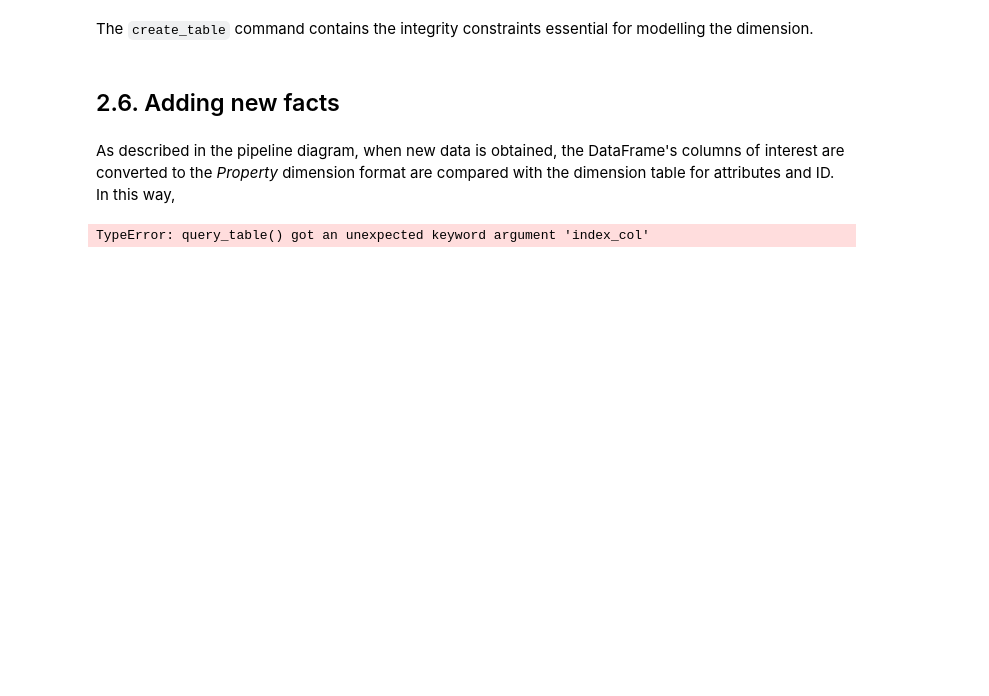
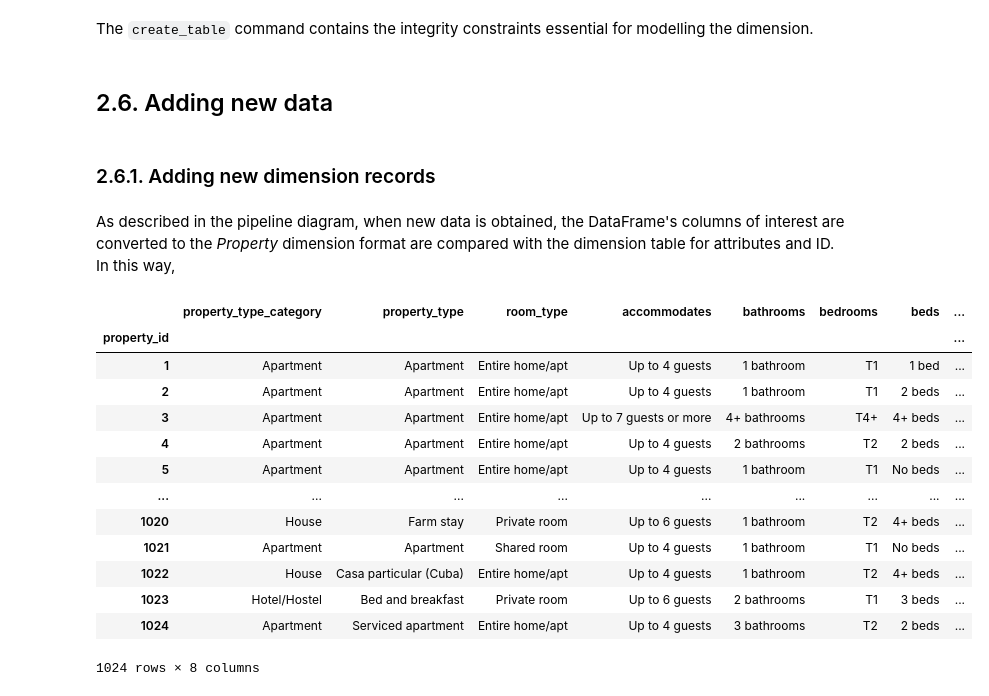
Before and after one commit to beatriz-lima/TPD-Airbnb-Data, a Jupyter notebook: Notebooks/ETL_Property.ipynb, the cells around one changed output. Drawn from its saved outputs; the diff is of its cells as text; code cells hidden in the pictures; blank space fills up the shorter version.

```diff
--- a/Notebooks/ETL_Property.ipynb
+++ b/Notebooks/ETL_Property.ipynb
@@ -255,22 +255,27 @@ property_dimension.to_sql('property',
                           index = True,
                           index_label = 'property_id')
 # %% [markdown]
-## 2.6. Adding new facts
+## 2.6. Adding new data
+# %% [markdown]
+### 2.6.1. Adding new dimension records
 # %% [markdown]
 As described in the pipeline diagram, when new data is obtained, the DataFrame's columns of interest are converted to the _Property_ dimension format are compared with the dimension table for attributes and ID. In this way,
 # %%
 # function to query table and convert it to pandas dataframe
 def query_table(conn, table_name):
+    """Returns DataFrame with queried database table"""
     sql = "select * from {};".format(table_name)
     #return dataframe
     return pd.read_sql_query(sql, conn)
 
 # for this function to run, the dataframes must have the same columns, in the same order
 def get_data_to_insert(df_etl, df_sql):
-    return df_etl[~df_etl.isin(df_sql)].dropna(how = 'all')
+    """Returns data valid for insertion in dimension from a new ETL-processed DataFrame"""
+    return df_etl[~df_etl.isin(df_sql)].dropna(how = 'all') # checks which rows are not yet in the dimension
 
 # function for bulk insert
 def insert_data(df, table_name, conn):
+    """Inserts selected data into dimension table in database"""
     df_columns = list(df)
     columns = ",".join(df_columns)
     values = "VALUES({})".format(",".join(["%s" for _ in df_columns]))
@@ -291,17 +296,32 @@ def insert_data(df, table_name, conn):
 # %%
 # retrieve Property dimension table
 conn = pg.connect(host = host_local,
                         database = db_local,
                         user = user_local,
                         password = hpwd)
 
 property_dimension_sql = query_table(conn, 'property')
 
 conn.close()
 
+property_dimension_sql.set_index('property_id', inplace = True)
+
 property_dimension_sql
 # %% [output]
+|  | property_type_category | property_type | room_type | accommodates | bathrooms | bedrooms | beds | ... |
+| property_id |  |  |  |  |  |  |  | ... |
+| 1 | Apartment | Apartment | Entire home/apt | Up to 4 guests | 1 bathroom | T1 | 1 bed | ... |
+| 2 | Apartment | Apartment | Entire home/apt | Up to 4 guests | 1 bathroom | T1 | 2 beds | ... |
+| 3 | Apartment | Apartment | Entire home/apt | Up to 7 guests or more | 4+ bathrooms | T4+ | 4+ beds | ... |
+| 4 | Apartment | Apartment | Entire home/apt | Up to 4 guests | 2 bathrooms | T2 | 2 beds | ... |
+| 5 | Apartment | Apartment | Entire home/apt | Up to 4 guests | 1 bathroom | T1 | No beds | ... |
+| ... | ... | ... | ... | ... | ... | ... | ... | ... |
+| 1020 | House | Farm stay | Private room | Up to 6 guests | 1 bathroom | T2 | 4+ beds | ... |
+| 1021 | Apartment | Apartment | Shared room | Up to 4 guests | 1 bathroom | T1 | No beds | ... |
+| 1022 | House | Casa particular (Cuba) | Entire home/apt | Up to 4 guests | 1 bathroom | T2 | 4+ beds | ... |
+| 1023 | Hotel/Hostel | Bed and breakfast | Private room | Up to 6 guests | 2 bathrooms | T1 | 3 beds | ... |
+| 1024 | Apartment | Serviced apartment | Entire home/apt | Up to 4 guests | 3 bathrooms | T2 | 2 beds | ... |
-TypeError: query_table() got an unexpected keyword argument 'index_col'
+1024 rows × 8 columns
 # %%
 # testing with dummy_data
 new_data_file_path = '../data/MOCK_DATA.csv'
```
Also changed, not shown: parts of 5 cells of this notebook.
